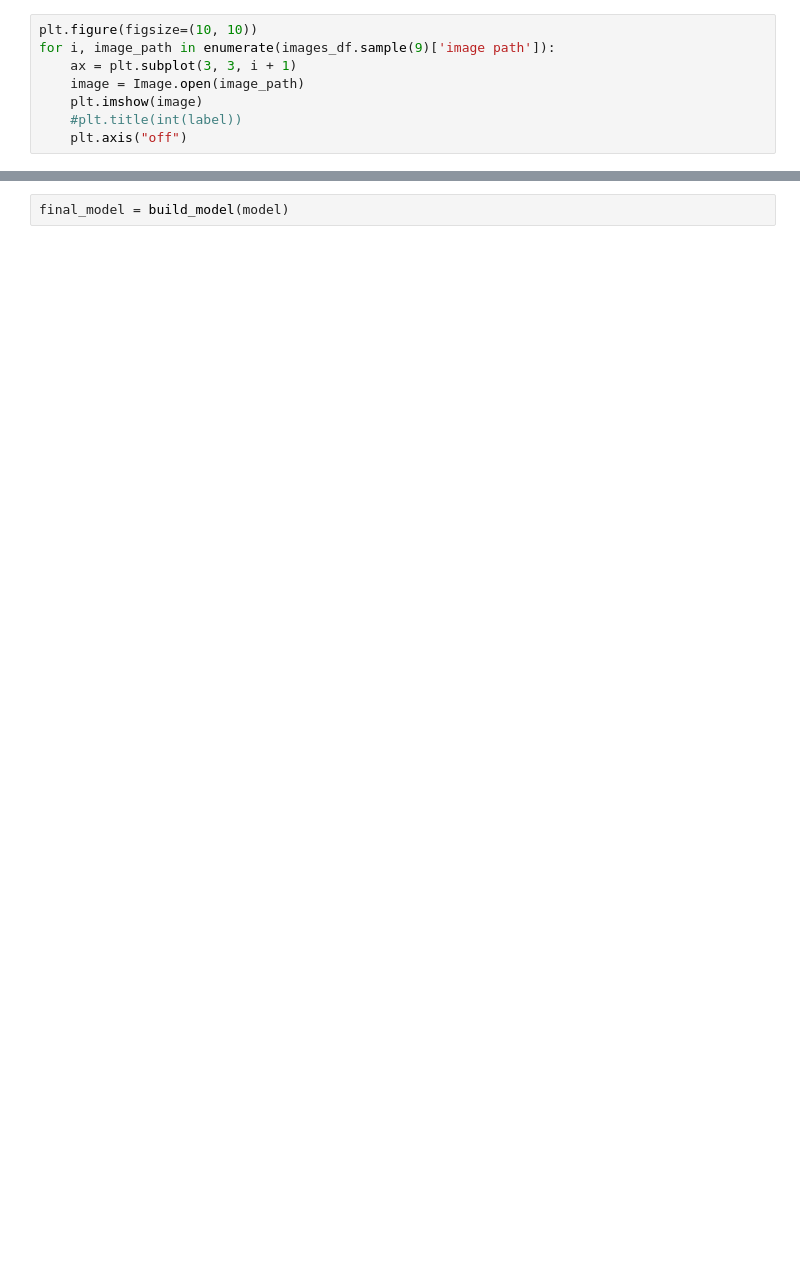
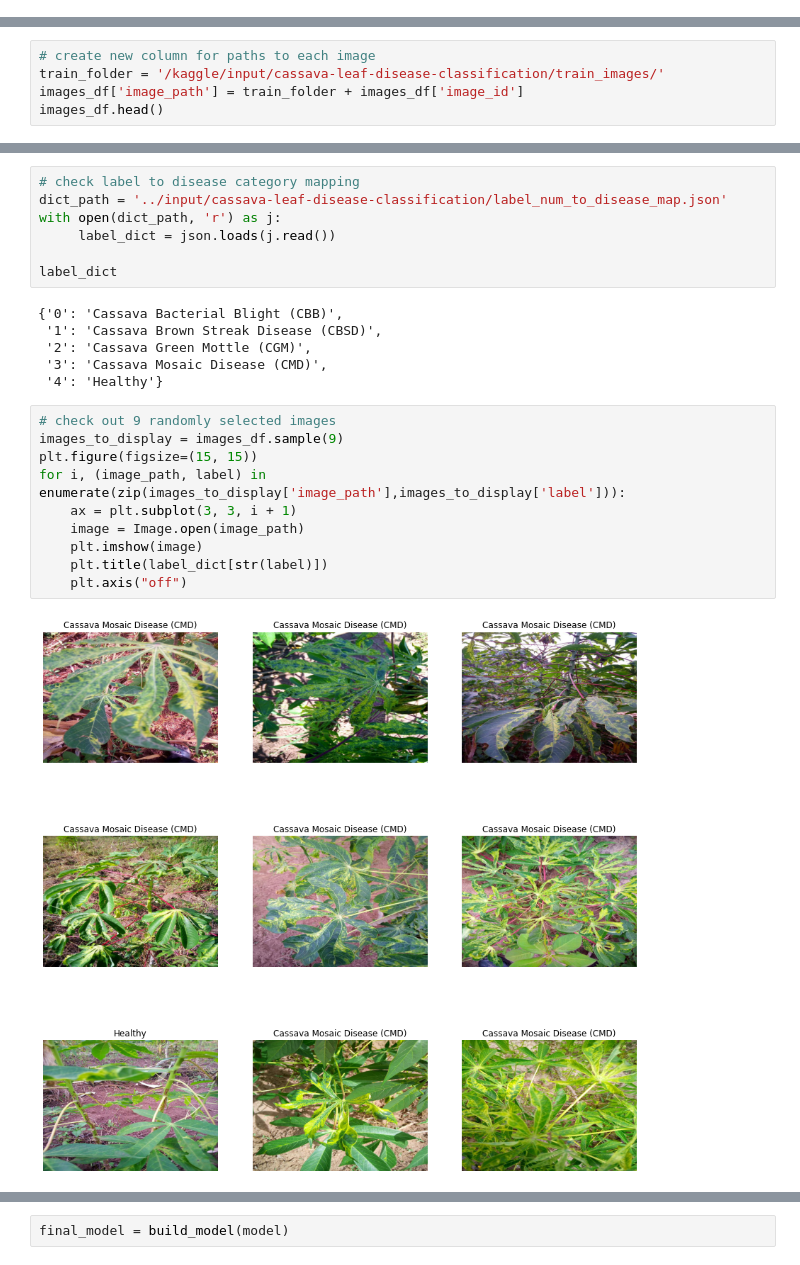
Before and after one commit to fudw/cassava-diseases-classification, a Jupyter notebook: cassava-diseases-classification-tf.ipynb, the cells around one changed output, grey strips where cells are left out. Saved outputs shown, nothing was run; the diff lists cells and outputs as text; blank space fills up the shorter version.

```diff
--- a/cassava-diseases-classification-tf.ipynb
+++ b/cassava-diseases-classification-tf.ipynb
@@ -52,8 +0,0 @@ print(len(images_df))
-# %%
-plt.figure(figsize=(10, 10))
-for i, image_path in enumerate(images_df.sample(9)['image path']):
-    ax = plt.subplot(3, 3, i + 1)
-    image = Image.open(image_path)
-    plt.imshow(image)
-    #plt.title(int(label))
-    plt.axis("off")
@@ -257,0 +55,5 @@ def build_model(base_model):
+# %%
+# create new column for paths to each image
+train_folder = '/kaggle/input/cassava-leaf-disease-classification/train_images/'
+images_df['image_path'] = train_folder + images_df['image_id']
+images_df.head()
@@ -257,0 +72,25 @@ def build_model(base_model):
+# %%
+# check label to disease category mapping
+dict_path = '../input/cassava-leaf-disease-classification/label_num_to_disease_map.json'
+with open(dict_path, 'r') as j:
+     label_dict = json.loads(j.read())
+
+label_dict
+# %% [output]
+{'0': 'Cassava Bacterial Blight (CBB)',
+ '1': 'Cassava Brown Streak Disease (CBSD)',
+ '2': 'Cassava Green Mottle (CGM)',
+ '3': 'Cassava Mosaic Disease (CMD)',
+ '4': 'Healthy'}
+# %%
+# check out 9 randomly selected images
+images_to_display = images_df.sample(9)
+plt.figure(figsize=(15, 15))
+for i, (image_path, label) in enumerate(zip(images_to_display['image_path'],images_to_display['label'])):
+    ax = plt.subplot(3, 3, i + 1)
+    image = Image.open(image_path)
+    plt.imshow(image)
+    plt.title(label_dict[str(label)])
+    plt.axis("off")
+# %% [output]
+[figure, added]
```
Also changed, not shown: parts of 109 cells of this notebook.
